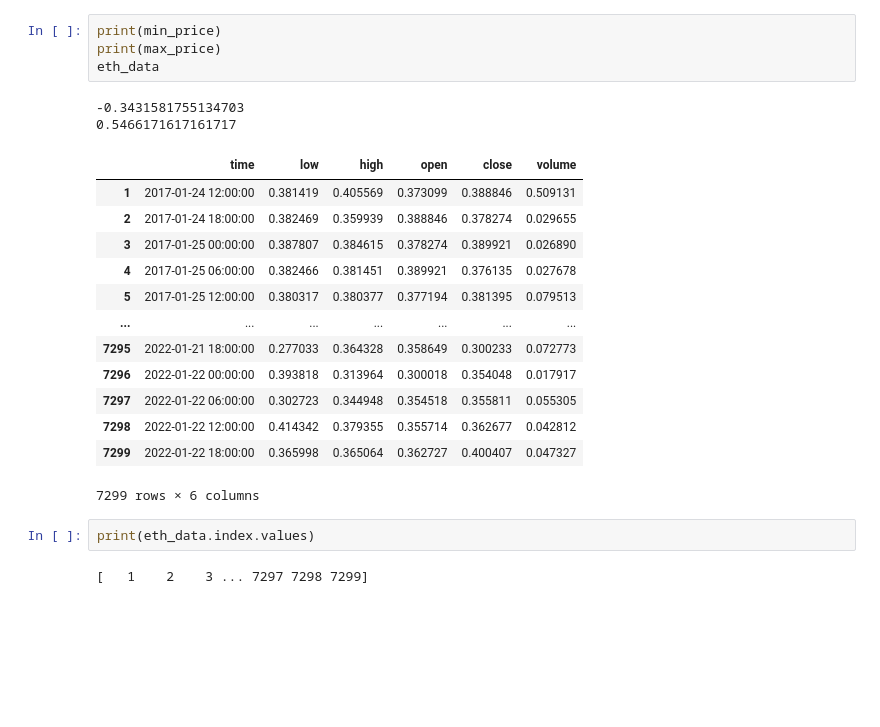
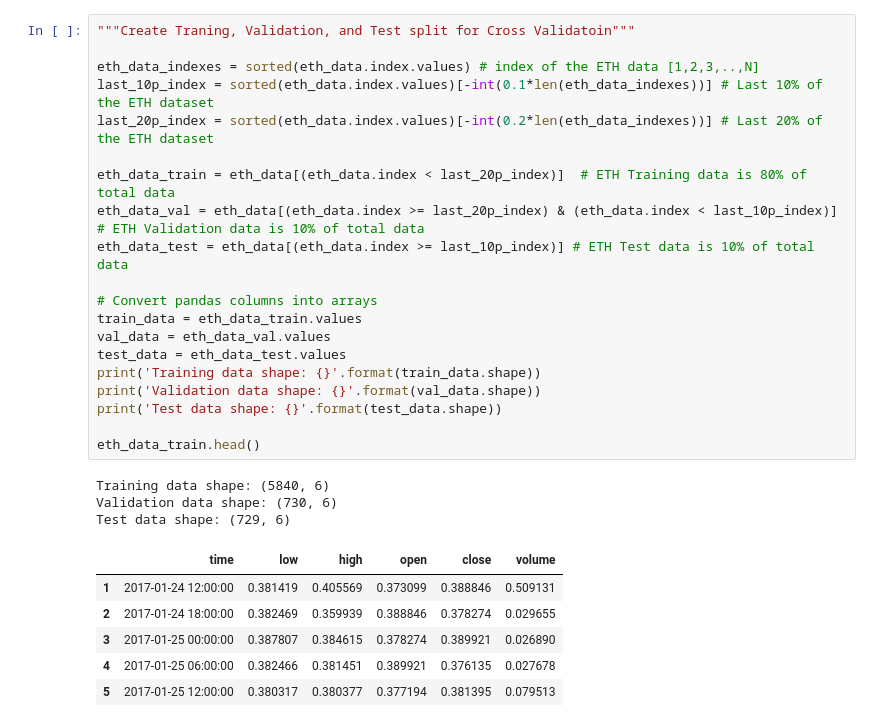
Before and after one commit to azhuang2024/trading_bot, a Jupyter notebook: blankly/data_preprocessing.ipynb, the cells around one changed output. Saved outputs shown, nothing was run; the diff lists cells and outputs as text; blank space fills up the shorter version.

```diff
--- a/blankly/data_preprocessing.ipynb
+++ b/blankly/data_preprocessing.ipynb
@@ -98,24 +88,30 @@ eth_data['volume'] = (eth_data['volume'] - min_volume) / (max_volume - min_volum
-# %%
-print(min_price)
-print(max_price)
-eth_data
-# %% [output]
--0.3431581755134703
-0.5466171617161717
-|  | time | low | high | open | close | volume |
-| 1 | 2017-01-24 12:00:00 | 0.381419 | 0.405569 | 0.373099 | 0.388846 | 0.509131 |
-| 2 | 2017-01-24 18:00:00 | 0.382469 | 0.359939 | 0.388846 | 0.378274 | 0.029655 |
-| 3 | 2017-01-25 00:00:00 | 0.387807 | 0.384615 | 0.378274 | 0.389921 | 0.026890 |
-| 4 | 2017-01-25 06:00:00 | 0.382466 | 0.381451 | 0.389921 | 0.376135 | 0.027678 |
-| 5 | 2017-01-25 12:00:00 | 0.380317 | 0.380377 | 0.377194 | 0.381395 | 0.079513 |
-| ... | ... | ... | ... | ... | ... | ... |
-| 7295 | 2022-01-21 18:00:00 | 0.277033 | 0.364328 | 0.358649 | 0.300233 | 0.072773 |
-| 7296 | 2022-01-22 00:00:00 | 0.393818 | 0.313964 | 0.300018 | 0.354048 | 0.017917 |
-| 7297 | 2022-01-22 06:00:00 | 0.302723 | 0.344948 | 0.354518 | 0.355811 | 0.055305 |
-| 7298 | 2022-01-22 12:00:00 | 0.414342 | 0.379355 | 0.355714 | 0.362677 | 0.042812 |
-| 7299 | 2022-01-22 18:00:00 | 0.365998 | 0.365064 | 0.362727 | 0.400407 | 0.047327 |
-7299 rows × 6 columns
-# %%
-print(eth_data.index.values)
-# %% [output]
-[   1    2    3 ... 7297 7298 7299]
+# %%
+"""Create Traning, Validation, and Test split for Cross Validatoin"""
+
+eth_data_indexes = sorted(eth_data.index.values) # index of the ETH data [1,2,3,..,N]
+last_10p_index = sorted(eth_data.index.values)[-int(0.1*len(eth_data_indexes))] # Last 10% of the ETH dataset
+last_20p_index = sorted(eth_data.index.values)[-int(0.2*len(eth_data_indexes))] # Last 20% of the ETH dataset
+
+eth_data_train = eth_data[(eth_data.index < last_20p_index)]  # ETH Training data is 80% of total data
+eth_data_val = eth_data[(eth_data.index >= last_20p_index) & (eth_data.index < last_10p_index)] # ETH Validation data is 10% of total data
+eth_data_test = eth_data[(eth_data.index >= last_10p_index)] # ETH Test data is 10% of total data
+
+# Convert pandas columns into arrays
+train_data = eth_data_train.values
+val_data = eth_data_val.values
+test_data = eth_data_test.values
+print('Training data shape: {}'.format(train_data.shape))
+print('Validation data shape: {}'.format(val_data.shape))
+print('Test data shape: {}'.format(test_data.shape))
+
+eth_data_train.head()
+# %% [output]
+Training data shape: (5840, 6)
+Validation data shape: (730, 6)
+Test data shape: (729, 6)
+|  | time | low | high | open | close | volume |
+| 1 | 2017-01-24 12:00:00 | 0.381419 | 0.405569 | 0.373099 | 0.388846 | 0.509131 |
+| 2 | 2017-01-24 18:00:00 | 0.382469 | 0.359939 | 0.388846 | 0.378274 | 0.029655 |
+| 3 | 2017-01-25 00:00:00 | 0.387807 | 0.384615 | 0.378274 | 0.389921 | 0.026890 |
+| 4 | 2017-01-25 06:00:00 | 0.382466 | 0.381451 | 0.389921 | 0.376135 | 0.027678 |
+| 5 | 2017-01-25 12:00:00 | 0.380317 | 0.380377 | 0.377194 | 0.381395 | 0.079513 |
```
Also changed, not shown: parts of 12 cells of this notebook, 4 other files.
